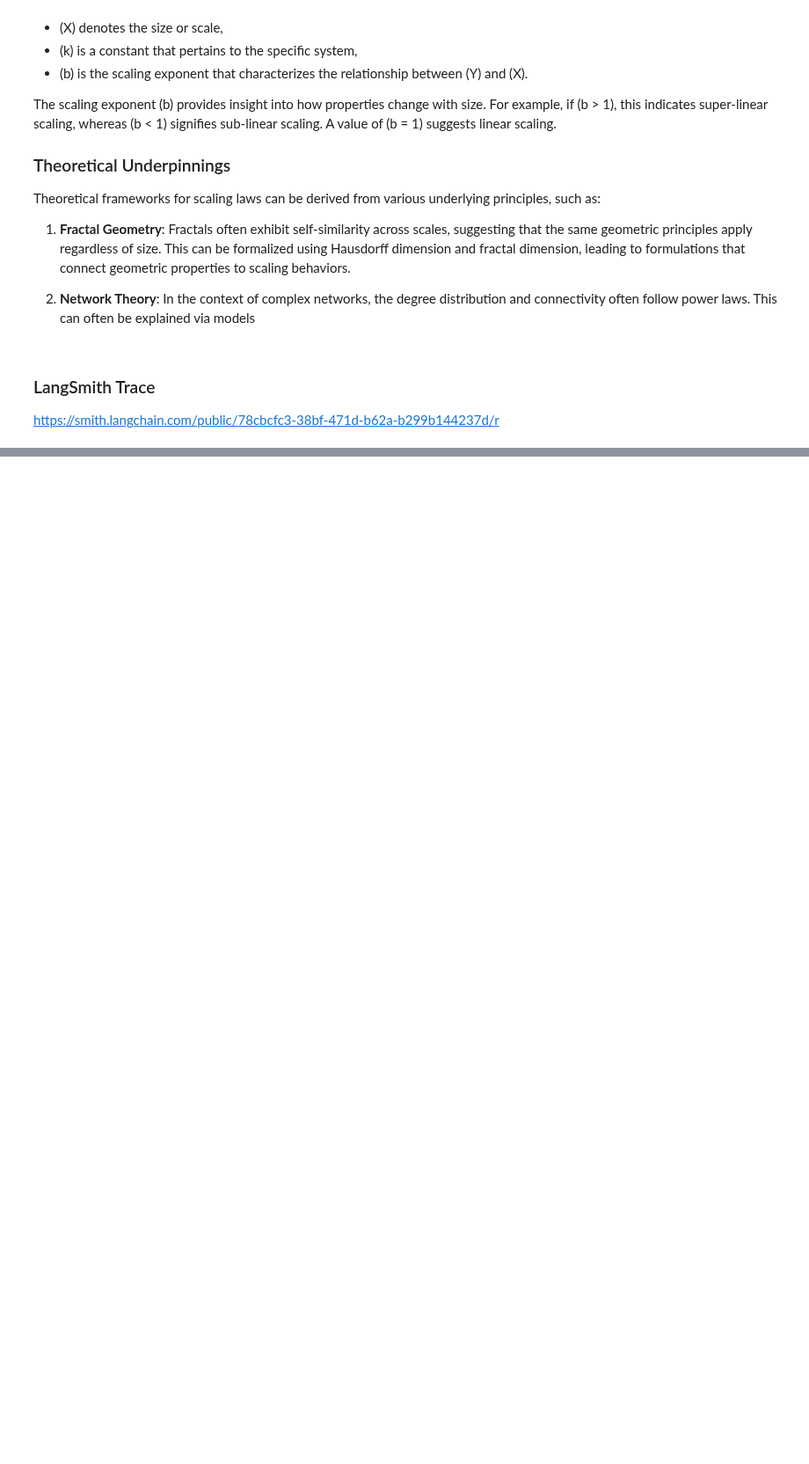
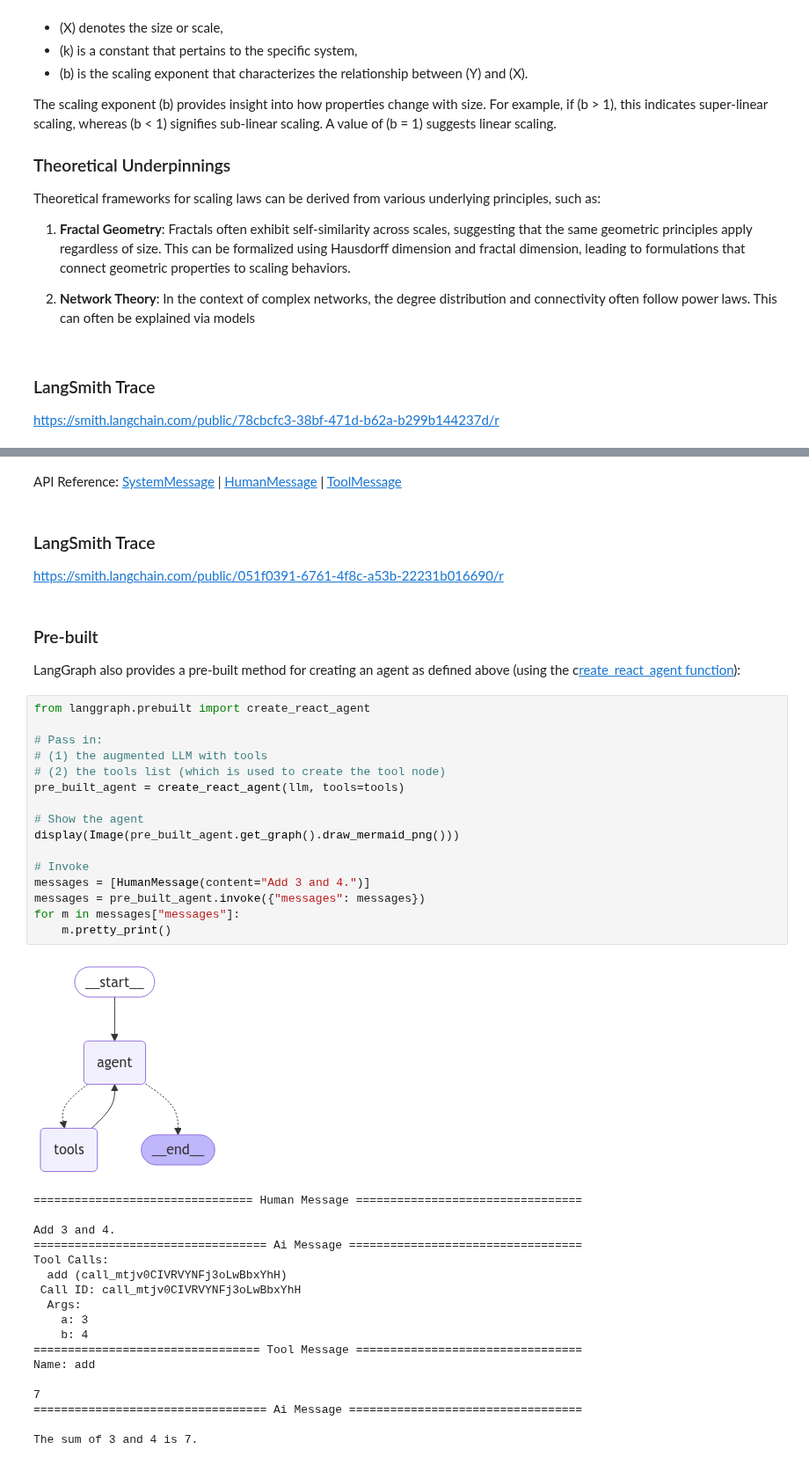
Before and after one commit to ahn283/learning, a Jupyter notebook: llm/langgraph/2_common_workflows.ipynb, the cells around one changed output, grey strips where cells are left out. Shown at 88% size. Saved outputs shown, nothing was run; the diff lists cells and outputs as text; blank space fills up the shorter version.

```diff
--- a/llm/langgraph/2_common_workflows.ipynb
+++ b/llm/langgraph/2_common_workflows.ipynb
@@ -622,0 +849,45 @@ When to use this workflow: This workflow is particularly effective when we have
+# %% [markdown]
+API Reference: [SystemMessage](https://python.langchain.com/api_reference/core/messages/langchain_core.messages.system.SystemMessage.html) | [HumanMessage](https://python.langchain.com/api_reference/core/messages/langchain_core.messages.human.HumanMessage.html) | [ToolMessage](https://python.langchain.com/api_reference/core/messages/langchain_core.messages.tool.ToolMessage.html)
+# %% [markdown]
+### LangSmith Trace
+
+https://smith.langchain.com/public/051f0391-6761-4f8c-a53b-22231b016690/r
+# %% [markdown]
+### Pre-built
+
+LangGraph also provides a pre-built method for creating an agent as defined above (using the c[reate_react_agent function](https://langchain-ai.github.io/langgraph/reference/prebuilt/#langgraph.prebuilt.chat_agent_executor.create_react_agent)):
+# %%
+from langgraph.prebuilt import create_react_agent
+
+# Pass in:
+# (1) the augmented LLM with tools
+# (2) the tools list (which is used to create the tool node)
+pre_built_agent = create_react_agent(llm, tools=tools)
+
+# Show the agent
+display(Image(pre_built_agent.get_graph().draw_mermaid_png()))
+
+# Invoke
+messages = [HumanMessage(content="Add 3 and 4.")]
+messages = pre_built_agent.invoke({"messages": messages})
+for m in messages["messages"]:
+    m.pretty_print()
+# %% [output]
+[figure, added]
+================================ Human Message =================================
+
+Add 3 and 4.
+================================== Ai Message ==================================
+Tool Calls:
+  add (call_mtjv0CIVRVYNFj3oLwBbxYhH)
+ Call ID: call_mtjv0CIVRVYNFj3oLwBbxYhH
+  Args:
+    a: 3
+    b: 4
+================================= Tool Message =================================
+Name: add
+
+7
+================================== Ai Message ==================================
+
+The sum of 3 and 4 is 7.
```
Also changed, not shown: parts of 10 cells of this notebook, 1 other file.
